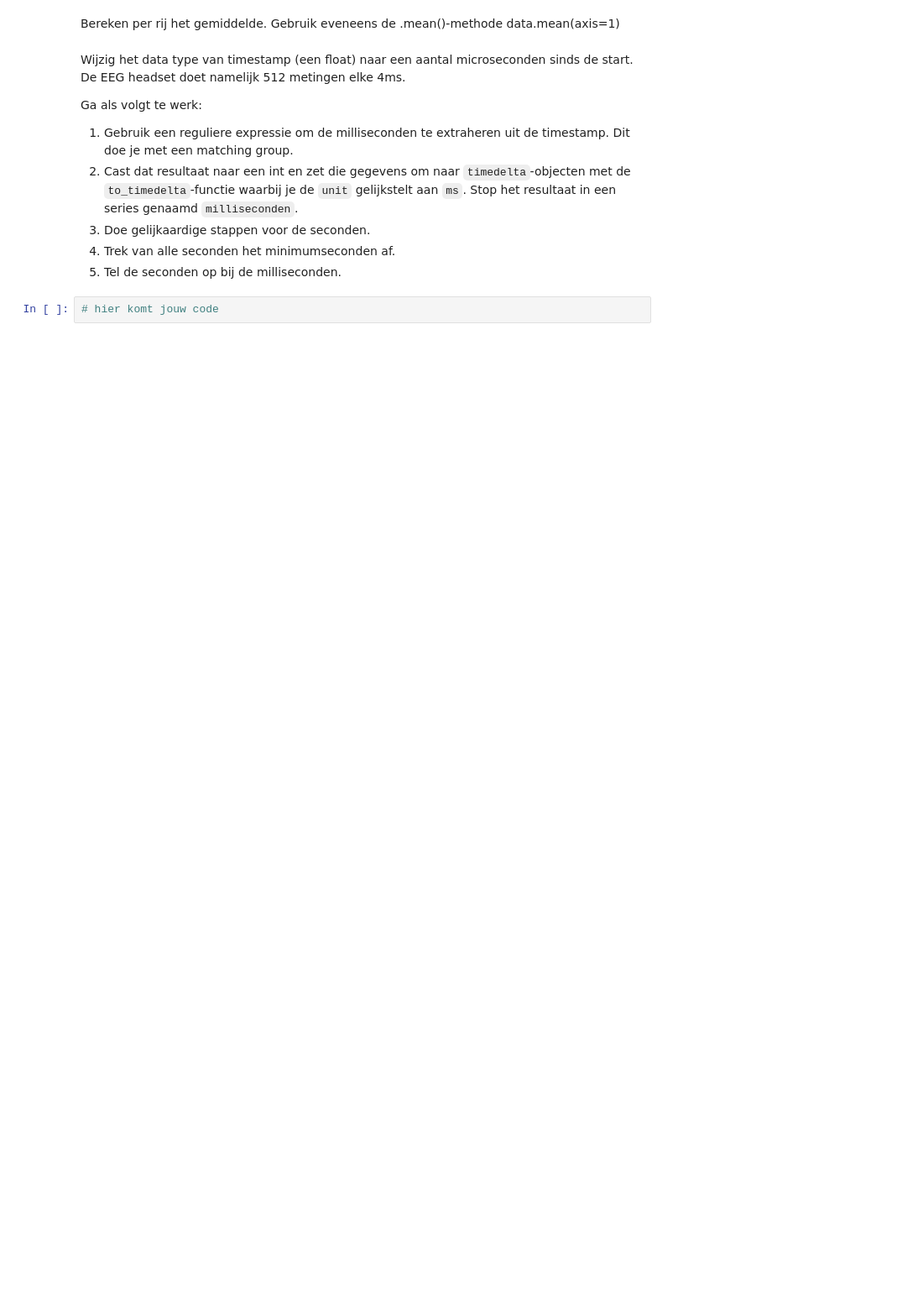
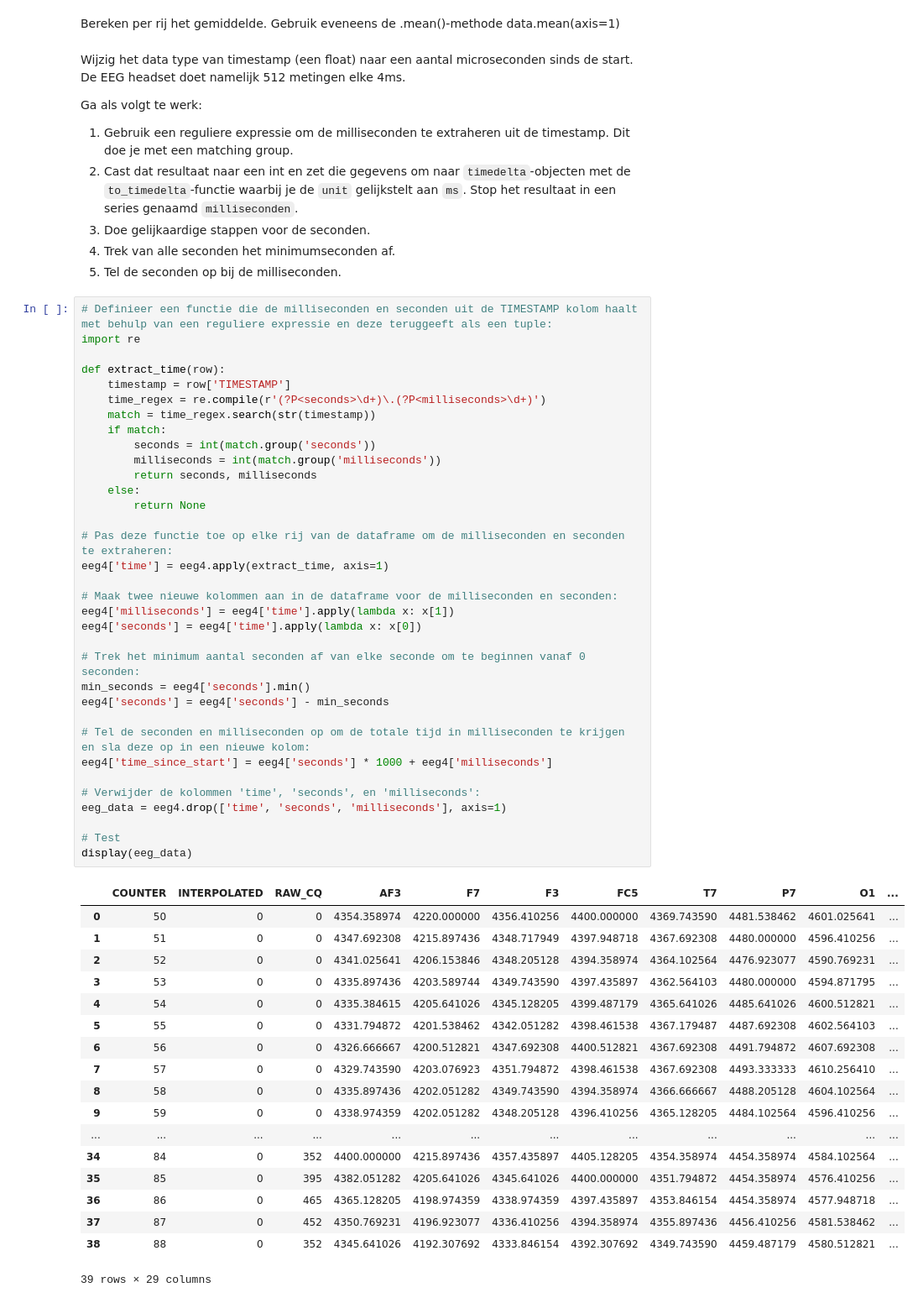
Before and after one commit to runevanbossuyt/PyCharm-Projects-DataScience1, a Jupyter notebook: W14P3/Opgaveboek EEG.ipynb, the cells around one changed output. Shown: that part at 84% size. Saved outputs shown, nothing was run; the diff lists cells and outputs as text; blank space fills up the shorter version.

```diff
--- a/W14P3/Opgaveboek EEG.ipynb
+++ b/W14P3/Opgaveboek EEG.ipynb
@@ -73,5 +360,56 @@ Ga als volgt te werk:
 3. Doe gelijkaardige stappen voor de seconden.
 4. Trek van alle seconden het minimumseconden af.
 5. Tel de seconden op bij de milliseconden.
-# %%
-# hier komt jouw code
+# %%
+# Definieer een functie die de milliseconden en seconden uit de TIMESTAMP kolom haalt met behulp van een reguliere expressie en deze teruggeeft als een tuple:
+import re
+
+def extract_time(row):
+    timestamp = row['TIMESTAMP']
+    time_regex = re.compile(r'(?P<seconds>\d+)\.(?P<milliseconds>\d+)')
+    match = time_regex.search(str(timestamp))
+    if match:
+        seconds = int(match.group('seconds'))
+        milliseconds = int(match.group('milliseconds'))
+        return seconds, milliseconds
+    else:
+        return None
+
+# Pas deze functie toe op elke rij van de dataframe om de milliseconden en seconden te extraheren:
+eeg4['time'] = eeg4.apply(extract_time, axis=1)
+
+# Maak twee nieuwe kolommen aan in de dataframe voor de milliseconden en seconden:
+eeg4['milliseconds'] = eeg4['time'].apply(lambda x: x[1])
+eeg4['seconds'] = eeg4['time'].apply(lambda x: x[0])
+
+# Trek het minimum aantal seconden af van elke seconde om te beginnen vanaf 0 seconden:
+min_seconds = eeg4['seconds'].min()
+eeg4['seconds'] = eeg4['seconds'] - min_seconds
+
+# Tel de seconden en milliseconden op om de totale tijd in milliseconden te krijgen en sla deze op in een nieuwe kolom:
+eeg4['time_since_start'] = eeg4['seconds'] * 1000 + eeg4['milliseconds']
+
+# Verwijder de kolommen 'time', 'seconds', en 'milliseconds':
+eeg_data = eeg4.drop(['time', 'seconds', 'milliseconds'], axis=1)
+
+# Test
+display(eeg_data)
+# %% [output]
+|  | COUNTER | INTERPOLATED | RAW_CQ | AF3 | F7 | F3 | FC5 | T7 | P7 | O1 | ... |
+| 0 | 50 | 0 | 0 | 4354.358974 | 4220.000000 | 4356.410256 | 4400.000000 | 4369.743590 | 4481.538462 | 4601.025641 | ... |
+| 1 | 51 | 0 | 0 | 4347.692308 | 4215.897436 | 4348.717949 | 4397.948718 | 4367.692308 | 4480.000000 | 4596.410256 | ... |
+| 2 | 52 | 0 | 0 | 4341.025641 | 4206.153846 | 4348.205128 | 4394.358974 | 4364.102564 | 4476.923077 | 4590.769231 | ... |
+| 3 | 53 | 0 | 0 | 4335.897436 | 4203.589744 | 4349.743590 | 4397.435897 | 4362.564103 | 4480.000000 | 4594.871795 | ... |
+| 4 | 54 | 0 | 0 | 4335.384615 | 4205.641026 | 4345.128205 | 4399.487179 | 4365.641026 | 4485.641026 | 4600.512821 | ... |
+| 5 | 55 | 0 | 0 | 4331.794872 | 4201.538462 | 4342.051282 | 4398.461538 | 4367.179487 | 4487.692308 | 4602.564103 | ... |
+| 6 | 56 | 0 | 0 | 4326.666667 | 4200.512821 | 4347.692308 | 4400.512821 | 4367.692308 | 4491.794872 | 4607.692308 | ... |
+| 7 | 57 | 0 | 0 | 4329.743590 | 4203.076923 | 4351.794872 | 4398.461538 | 4367.692308 | 4493.333333 | 4610.256410 | ... |
+| 8 | 58 | 0 | 0 | 4335.897436 | 4202.051282 | 4349.743590 | 4394.358974 | 4366.666667 | 4488.205128 | 4604.102564 | ... |
+| 9 | 59 | 0 | 0 | 4338.974359 | 4202.051282 | 4348.205128 | 4396.410256 | 4365.128205 | 4484.102564 | 4596.410256 | ... |
+| ... | ... | ... | ... | ... | ... | ... | ... | ... | ... | ... | ... |
+| 34 | 84 | 0 | 352 | 4400.000000 | 4215.897436 | 4357.435897 | 4405.128205 | 4354.358974 | 4454.358974 | 4584.102564 | ... |
+| 35 | 85 | 0 | 395 | 4382.051282 | 4205.641026 | 4345.641026 | 4400.000000 | 4351.794872 | 4454.358974 | 4576.410256 | ... |
+| 36 | 86 | 0 | 465 | 4365.128205 | 4198.974359 | 4338.974359 | 4397.435897 | 4353.846154 | 4454.358974 | 4577.948718 | ... |
+| 37 | 87 | 0 | 452 | 4350.769231 | 4196.923077 | 4336.410256 | 4394.358974 | 4355.897436 | 4456.410256 | 4581.538462 | ... |
+| 38 | 88 | 0 | 352 | 4345.641026 | 4192.307692 | 4333.846154 | 4392.307692 | 4349.743590 | 4459.487179 | 4580.512821 | ... |
+39 rows × 29 columns
```
Also changed, not shown: parts of 29 cells of this notebook, 8 other files.
